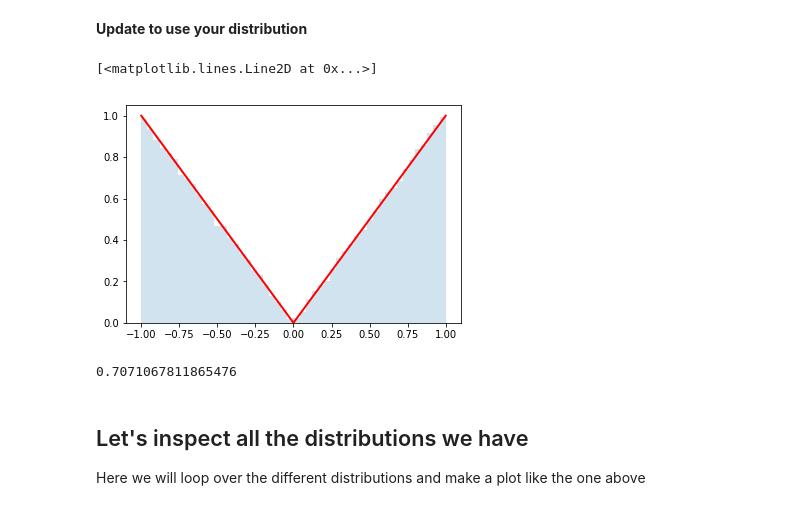
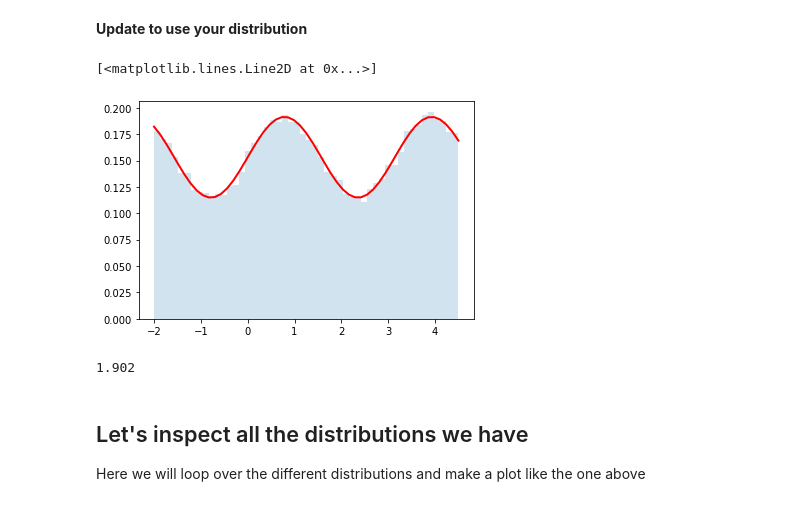
Before and after one commit to cranmer/intro-exp-phys-II, a Jupyter notebook: Central-Limit-Theorem.ipynb, the cells around one changed output. Drawn from its saved outputs; the diff is of its cells as text; code cells hidden in the pictures.

```diff
--- a/Central-Limit-Theorem.ipynb
+++ b/Central-Limit-Theorem.ipynb
@@ -195,20 +167,20 @@ n_samples = 100000
 **Update to use your distribution**
 # %%
 # Here's an example of usage
-dist = distributions.Dist_kc90()
+dist = distributions.Dist_sb6187()
 rvs = dist.rvs(n_samples)
 counts, bins, edges = plt.hist(rvs, bins=50, density=True, alpha =0.2)
 y = []
 for bin in bins:
     y.append(dist.pdf(bin))
 plt.plot(bins, y, c='r', lw=2)
 # %% [output]
 [<matplotlib.lines.Line2D at 0x...>]
-[figure, old version]
+[figure, new version]
 # %%
 dist.std()
 # %% [output]
-0.7071067811865476
+1.902
 # %% [markdown]
 ## Let's inspect all the distributions we have
 
```
Also changed, not shown: parts of 21 cells of this notebook.
